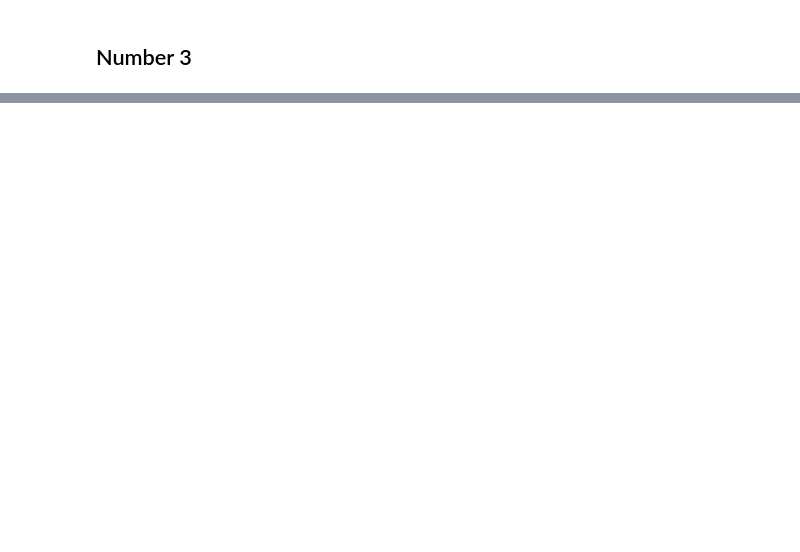
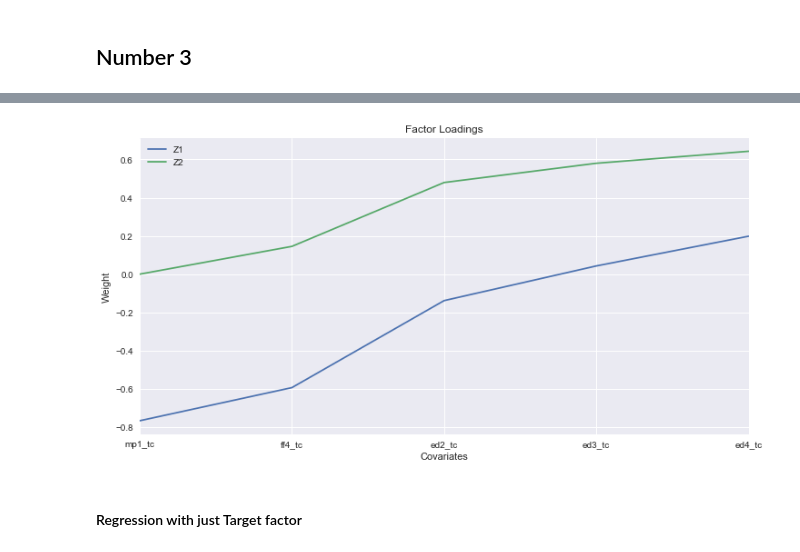
Before and after one commit to stevenzheng1/Econ-616, a Jupyter notebook: HW 5.ipynb, the cells around one changed output, grey strips where cells are left out. Drawn from its saved outputs; the diff is of its cells as text; code cells hidden in the pictures; blank space fills up the shorter version.

```diff
--- a/HW 5.ipynb
+++ b/HW 5.ipynb
@@ -122,8 +116,5 @@ plt.show()
 # %%
-factor_loadings = pd.DataFrame(eigenvectors)
-factor_loadings[0] = -1*factor_loadings[0]
-
-ax = factor_loadings[[0,1,2]].plot(figsize=(12,6))
+ax = eigenvectors[[0,1,2]].plot(figsize=(12,6))
 ax.set_xticks(range(len(X.columns)))
 ax.set_xticklabels(X.columns)
 
@@ -166,0 +224,19 @@ plt.show()
+# %%
+gamma1 = eigenvectors[0][0]
+gamma2 = eigenvectors[1][0]
+
+#alpha1 = -1.0*gamma1/(math.sqrt(math.pow(gamma1,2.0) + math.pow(gamma2,2.0)))
+#alpha2 = math.sqrt(1-(math.pow(alpha1,2.0)))
+
+#beta1 = -1.0*alpha2/(math.sqrt(math.pow(alpha1,2.0) + math.pow(alpha2,2.0)))
+#beta2 = math.sqrt(1-(math.pow(beta1,2.0)))
+
+
+alpha1 = 1.0*gamma1/math.sqrt(gamma1**2.0 + gamma2**2.0)
+alpha2 = 1.0*gamma2/math.sqrt(gamma1**2.0 + gamma2**2.0)
+
+beta1 = 1.0*math.sqrt(gamma2**2.0 / (gamma1**2.0 + gamma2**2.0))
+beta2 = -1.0*gamma1*math.sqrt(gamma2**2/(gamma1**2.0 + gamma2**2.0))/gamma2
+
+U = np.array([[alpha1, beta1],[alpha2, beta2]])
+print('U = %s'%U)
@@ -166,0 +390,3 @@ plt.show()
+# %%
+U = np.array([[alpha1, beta1],[alpha2, beta2]])
+U
@@ -166,0 +405,3 @@ plt.show()
+# %%
+scaled_shifted_eigenvectors = pd.DataFrame(np.dot(factor_loadings[[0,1]],U))
+scaled_shifted_eigenvectors
@@ -166,0 +415,17 @@ plt.show()
+# %%
+ax = scaled_shifted_eigenvectors.plot(figsize=(12,6))
+ax.set_xticks(range(len(X.columns)))
+ax.set_xticklabels(X.columns)
+
+lines, labels = ax.get_legend_handles_labels()
+labels = ['Z1', 'Z2']
+ax.legend(lines, labels, loc='best')
+
+plt.title('Factor Loadings')
+plt.xlabel('Covariates')
+plt.ylabel('Weight')
+plt.show()
+# %% [output]
+[figure, added]
+# %% [markdown]
+#### Regression with just Target factor
```
Also changed, not shown: parts of 51 cells of this notebook.
